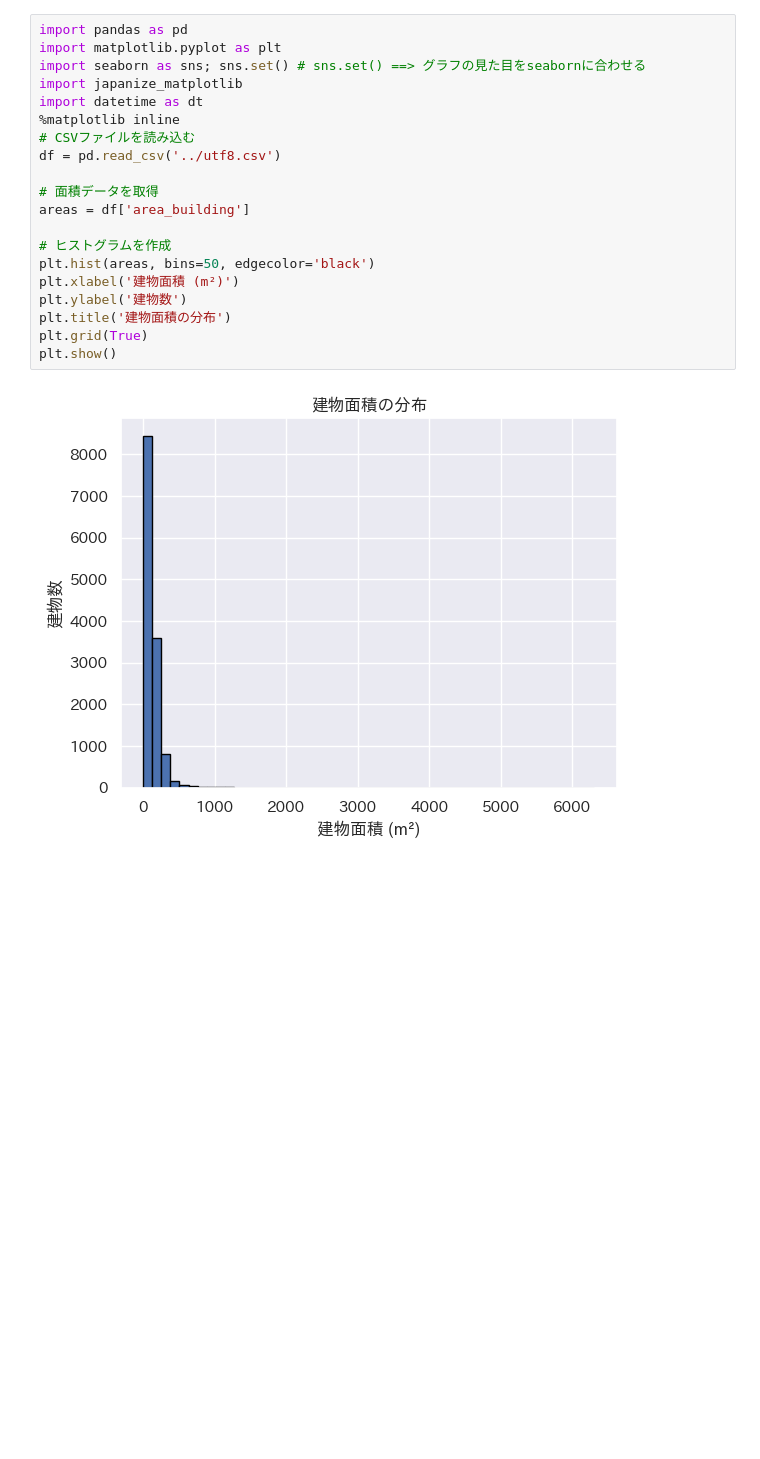
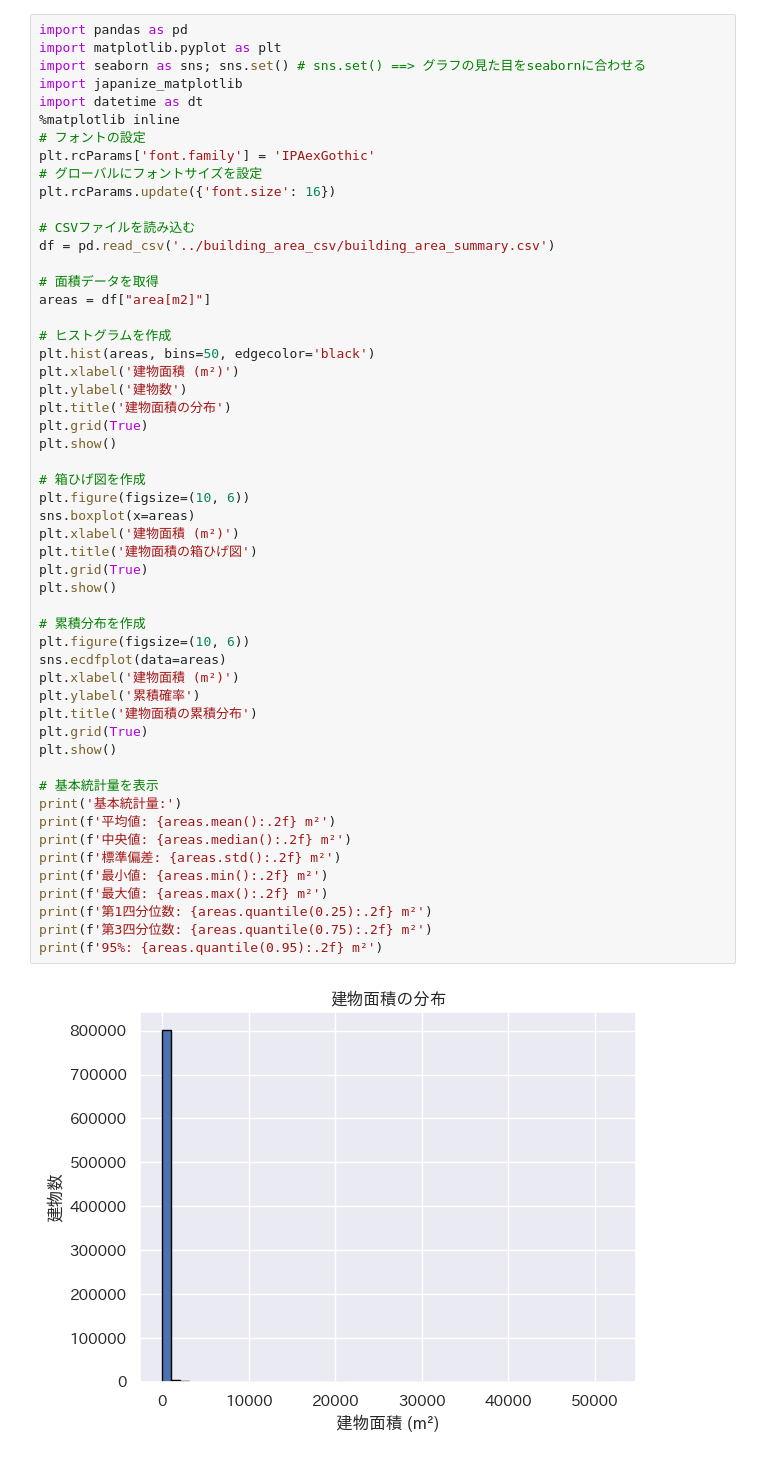
Before and after one commit to Tanned-podcast/Ishikawa_KibanChizu_Analysis, a Jupyter notebook: Python/Histogram.ipynb, the cells around one changed output. Drawn from its saved outputs; the diff is of its cells as text; blank space fills up the shorter version.

```diff
--- a/Python/Histogram.ipynb
+++ b/Python/Histogram.ipynb
@@ -1,22 +1,55 @@
 # %%
 import pandas as pd
 import matplotlib.pyplot as plt
 import seaborn as sns; sns.set() # sns.set() ==> グラフの見た目をseabornに合わせる
 import japanize_matplotlib
 import datetime as dt
 %matplotlib inline
+# フォントの設定
+plt.rcParams['font.family'] = 'IPAexGothic'
+# グローバルにフォントサイズを設定
+plt.rcParams.update({'font.size': 16})
+
 # CSVファイルを読み込む
-df = pd.read_csv('../utf8.csv')
+df = pd.read_csv('../building_area_csv/building_area_summary.csv')
 
 # 面積データを取得
-areas = df['area_building']
+areas = df["area[m2]"]
 
 # ヒストグラムを作成
 plt.hist(areas, bins=50, edgecolor='black')
 plt.xlabel('建物面積 (m²)')
 plt.ylabel('建物数')
 plt.title('建物面積の分布')
 plt.grid(True)
 plt.show()
+
+# 箱ひげ図を作成
+plt.figure(figsize=(10, 6))
+sns.boxplot(x=areas)
+plt.xlabel('建物面積 (m²)')
+plt.title('建物面積の箱ひげ図')
+plt.grid(True)
+plt.show()
+
+# 累積分布を作成
+plt.figure(figsize=(10, 6))
+sns.ecdfplot(data=areas)
+plt.xlabel('建物面積 (m²)')
+plt.ylabel('累積確率')
+plt.title('建物面積の累積分布')
+plt.grid(True)
+plt.show()
+
+# 基本統計量を表示
+print('基本統計量:')
+print(f'平均値: {areas.mean():.2f} m²')
+print(f'中央値: {areas.median():.2f} m²')
+print(f'標準偏差: {areas.std():.2f} m²')
+print(f'最小値: {areas.min():.2f} m²')
+print(f'最大値: {areas.max():.2f} m²')
+print(f'第1四分位数: {areas.quantile(0.25):.2f} m²')
+print(f'第3四分位数: {areas.quantile(0.75):.2f} m²')
+print(f'95%: {areas.quantile(0.95):.2f} m²')
 # %% [output]
-[figure, old version]
+[figure, new version]
```
Also changed, not shown: parts of 5 cells of this notebook, 5 other files.
